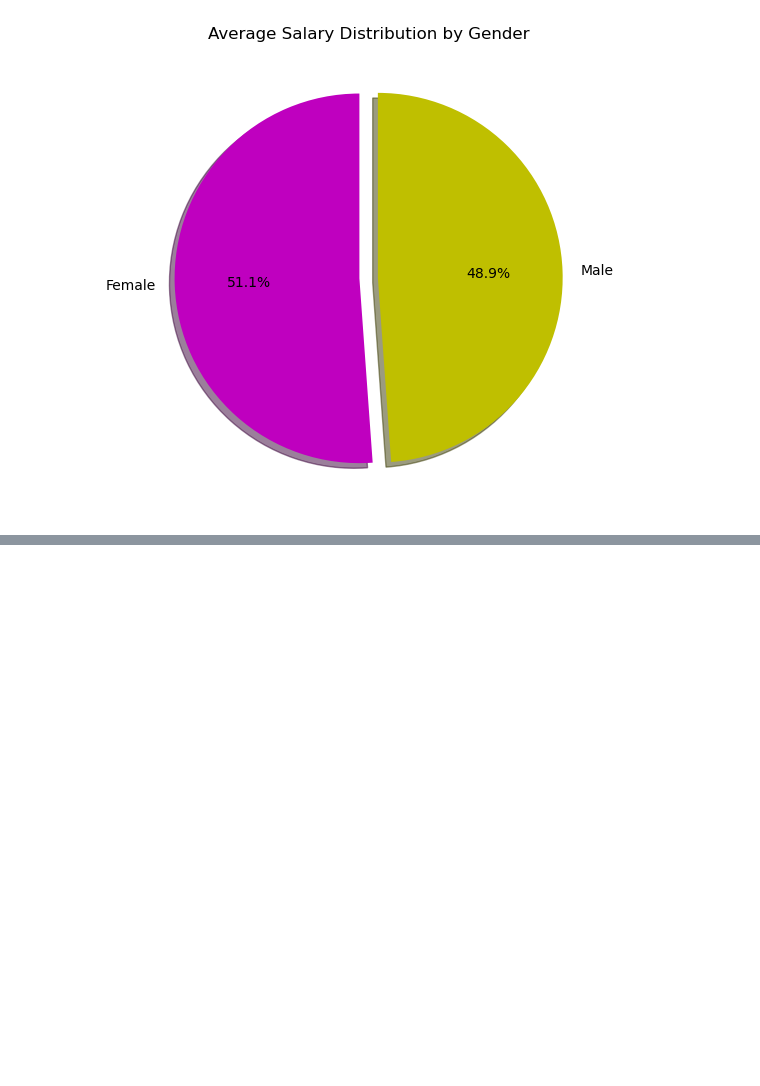
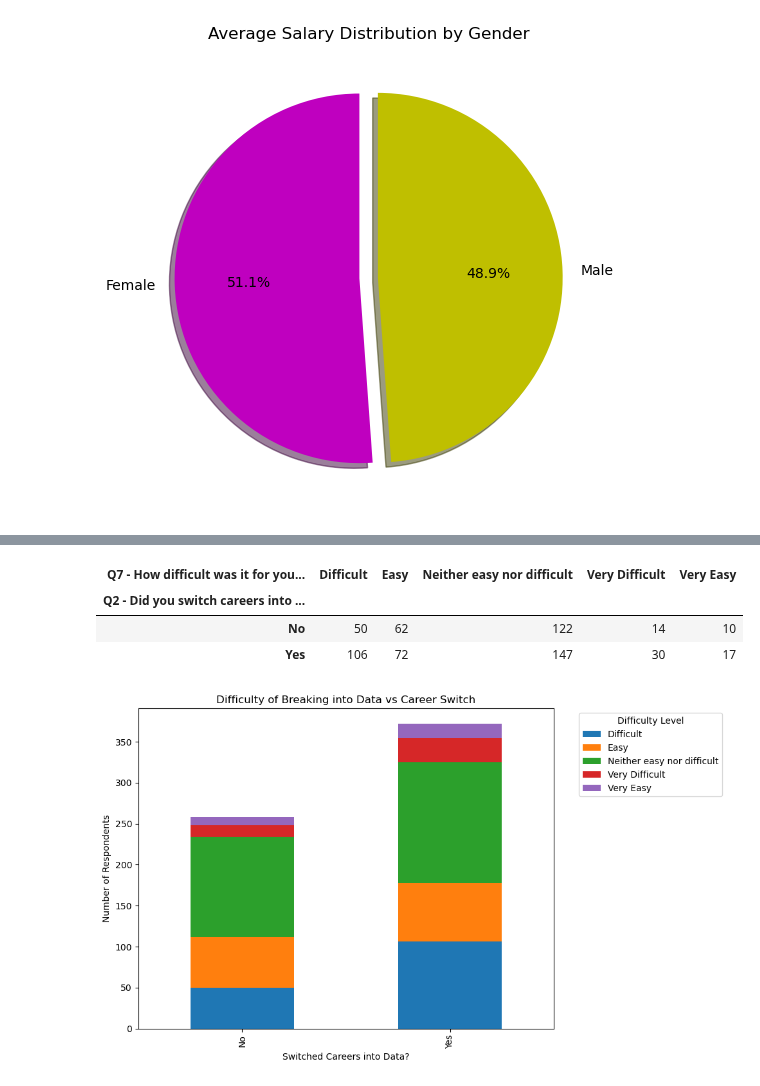
Before and after one commit to Lenmbugua/Analytics-Practice-Datasets, a Jupyter notebook: Professional Survey Data.ipynb, the cells around one changed output, grey strips where cells are left out. Cells and saved outputs as stored; diff of their text form; code cells hidden in the pictures; blank space fills up the shorter version.

```diff
--- a/Professional Survey Data.ipynb
+++ b/Professional Survey Data.ipynb
@@ -310,0 +371,26 @@ plt.show()
+# %%
+# ## 4. Difficulty vs Career Switch
+pd.crosstab(df['Q2 - Did you switch careers into Data?'], df['Q7 - How difficult was it for you to break into Data?'])
+# %% [output]
+| Q7 - How difficult was it for you... | Difficult | Easy | Neither easy nor difficult | Very Difficult | Very Easy |
+| Q2 - Did you switch careers into ... |  |  |  |  |  |
+| No | 50 | 62 | 122 | 14 | 10 |
+| Yes | 106 | 72 | 147 | 30 | 17 |
+# %%
+# Create the crosstab
+difficulty_vs_switch = pd.crosstab(
+    df['Q2 - Did you switch careers into Data?'],
+    df['Q7 - How difficult was it for you to break into Data?']
+)
+
+# Plot as a stacked bar chart
+difficulty_vs_switch.plot(kind='bar', stacked=True, figsize=(10, 6))
+
+plt.title('Difficulty of Breaking into Data vs Career Switch')
+plt.xlabel('Switched Careers into Data?')
+plt.ylabel('Number of Respondents')
+plt.legend(title='Difficulty Level', bbox_to_anchor=(1.05, 1), loc='upper left')
+plt.tight_layout()
+plt.show()
+# %% [output]
+[figure, added]
```
Also changed, not shown: parts of 6 cells of this notebook.
